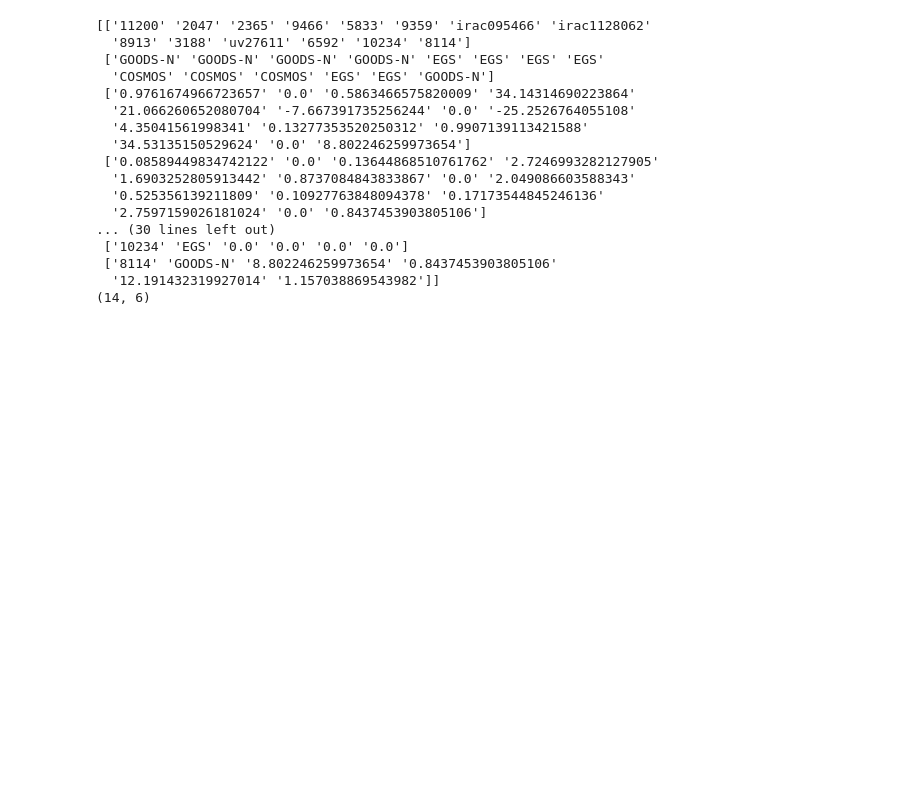
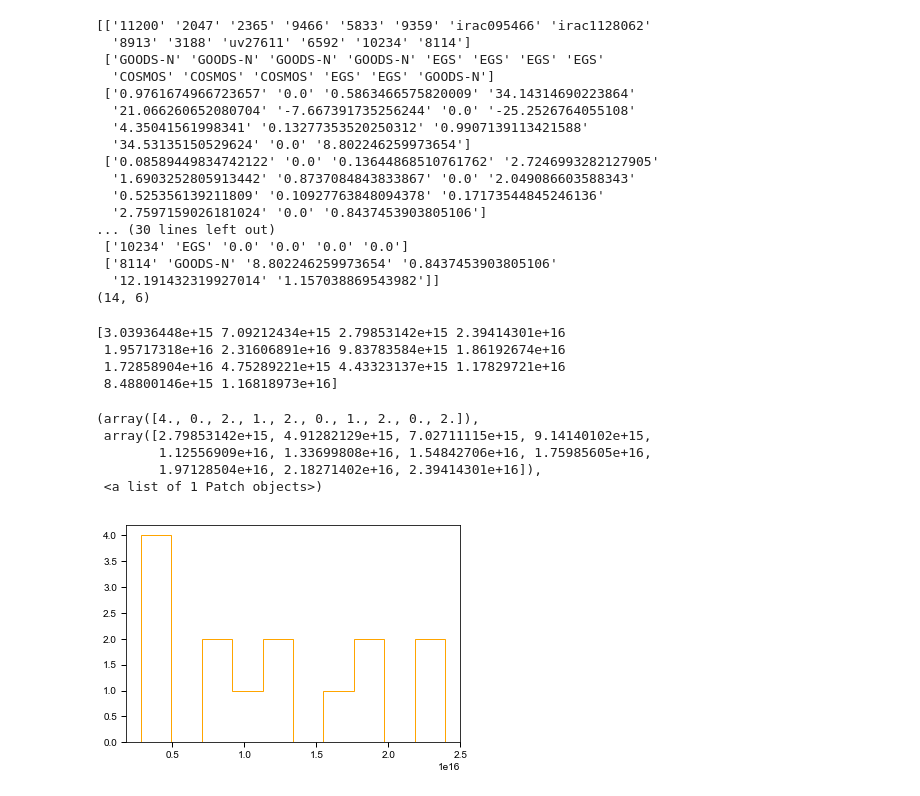
Before and after one commit to tanshijain/SIP2018, a Jupyter notebook: calculating_PM_with_distance_error.ipynb, the cells around one changed output. Saved outputs shown, nothing was run; the diff lists cells and outputs as text; code cells hidden in the pictures; blank space fills up the shorter version.

```diff
--- a/calculating_PM_with_distance_error.ipynb
+++ b/calculating_PM_with_distance_error.ipynb
@@ -825,3 +825,17 @@ np.savetxt('transverse_velocities_data.csv',edited_table_data,delimiter=',',fmt=
  ['8114' 'GOODS-N' '8.802246259973654' '0.8437453903805106'
   '12.191432319927014' '1.157038869543982']]
 (14, 6)
+# %%
+print distance_wd_km_5
+plt.hist(distance_wd_km_5,color='orange',histtype='step')
+# %% [output]
+[3.03936448e+15 7.09212434e+15 2.79853142e+15 2.39414301e+16
+ 1.95717318e+16 2.31606891e+16 9.83783584e+15 1.86192674e+16
+ 1.72858904e+16 4.75289221e+15 4.43323137e+15 1.17829721e+16
+ 8.48800146e+15 1.16818973e+16]
+(array([4., 0., 2., 1., 2., 0., 1., 2., 0., 2.]),
+ array([2.79853142e+15, 4.91282129e+15, 7.02711115e+15, 9.14140102e+15,
+        1.12556909e+16, 1.33699808e+16, 1.54842706e+16, 1.75985605e+16,
+        1.97128504e+16, 2.18271402e+16, 2.39414301e+16]),
+ <a list of 1 Patch objects>)
+[figure, added]
```
Also changed, not shown: parts of 1 cell of this notebook, 1 other file.
